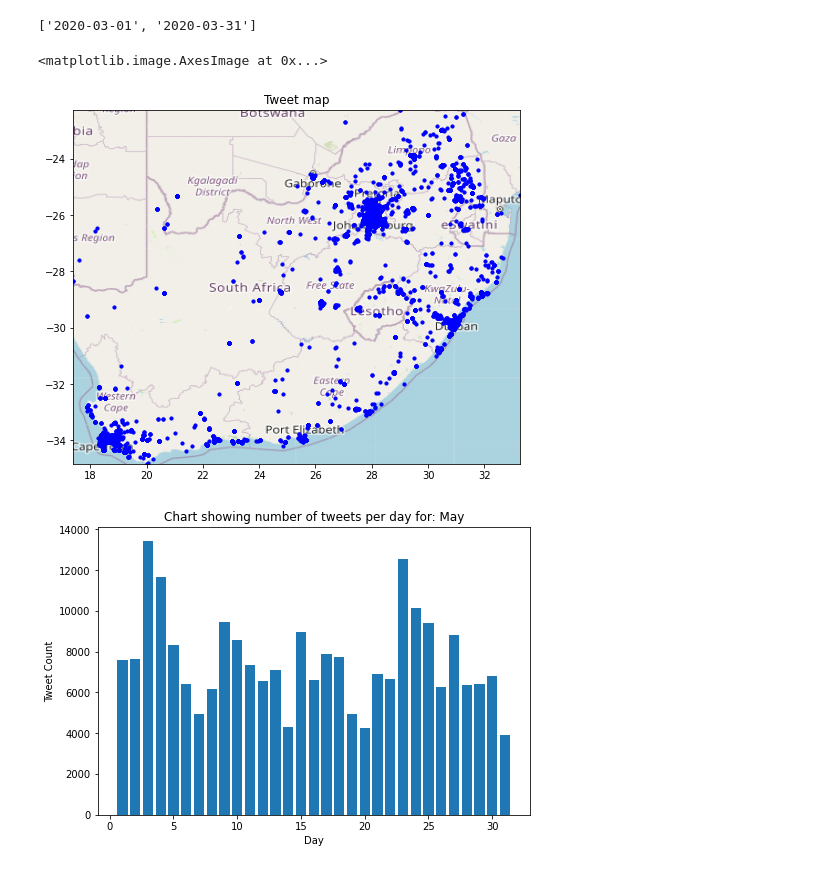
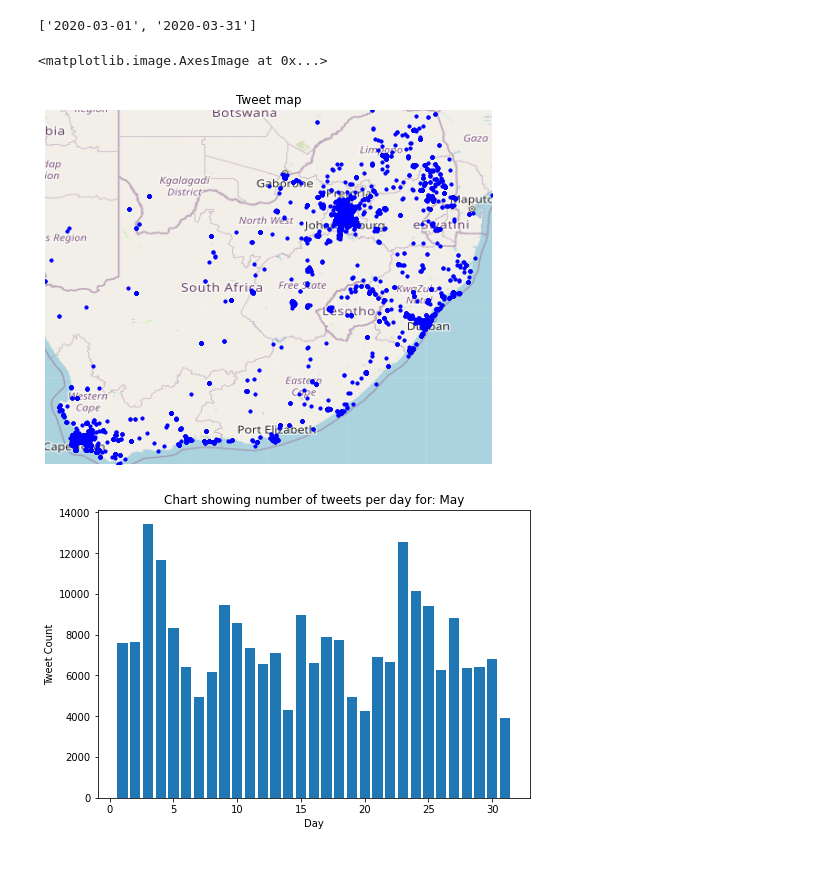
Before and after one commit to tomashege/research_project, a Jupyter notebook: Tomas/notebooks/Analysis.ipynb, the cells around one changed output. Saved outputs shown, nothing was run; the diff lists cells and outputs as text; code cells hidden in the pictures.

```diff
--- a/Tomas/notebooks/Analysis.ipynb
+++ b/Tomas/notebooks/Analysis.ipynb
@@ -278,7 +278,7 @@ def get_the_date(month_code):
                   3:['2020-05-01','2020-05-31', "May"],
                   4:['2020-06-01','2020-06-30', "June"],
                   5:['2020-07-01','2020-07-31', "July"],
-                  6:['2020-08-01','2020-09-31', "August"],
+                  6:['2020-08-01','2020-08-31', "August"],
                   7:['2020-09-01','2020-09-30', "September"],
                   8:['2020-10-01','2020-10-31', "October"]}
     return moths_dates[month_code]
@@ -300,8 +300,7 @@ def get_date_range(date, d1, d2):
 
 for i in range(1,9):
     nedded_dates = get_the_date(i)
-    for i in word_list_counter.most_common(100):
-
+    for i in word_list_counter.most_common(1):
         # select start and end date
         # Drop The columes that do not include the key_word
         key_word = i[0]
@@ -410,34 +471,35 @@ get_the_date(1)
 # for i in tweets['coordinates']:
 #     print(i)
 
 #WE MUST GET THE MAP AGAIN SINCE THIS IS NOW WITH ALL THE DATA AND THAT MEAN A BIGGER MAP LOL
 
 places = []
 for i in tweets['place']:
     try:
         places.append(i['coordinates'])
     except:
         continue
 
 ruh_m = plt.imread('/Users/tomashegewisch/research_project/Tomas/data/map.png')
 map_points = pd.DataFrame(places)
 map_points.columns = ['latitude', 'longitude']
 
 #Latitude: -28.4793 Longitude: 24.6727.
 
 fig, ax = plt.subplots(figsize = (8,7))
 ax.scatter(map_points.longitude, map_points.latitude, zorder=1, alpha= 1, c='b', s=10)
 
 BBox = ((map_points.longitude.min(),   map_points.longitude.max(),
          map_points.latitude.min(), map_points.latitude.max()))
 
 ax.set_title('Tweet map')
 ax.set_xlim(BBox[0],BBox[1])
 ax.set_ylim(BBox[2],BBox[3])
+ax.axis("off")
 ax.imshow(ruh_m, zorder=0, extent = BBox, aspect= 'equal')
 # %% [output]
 <matplotlib.image.AxesImage at 0x...>
-[figure, old version]
+[figure, new version]
 # %%
 # Time line
 
```
Also changed, not shown: parts of 9 cells of this notebook, 26 other files.
